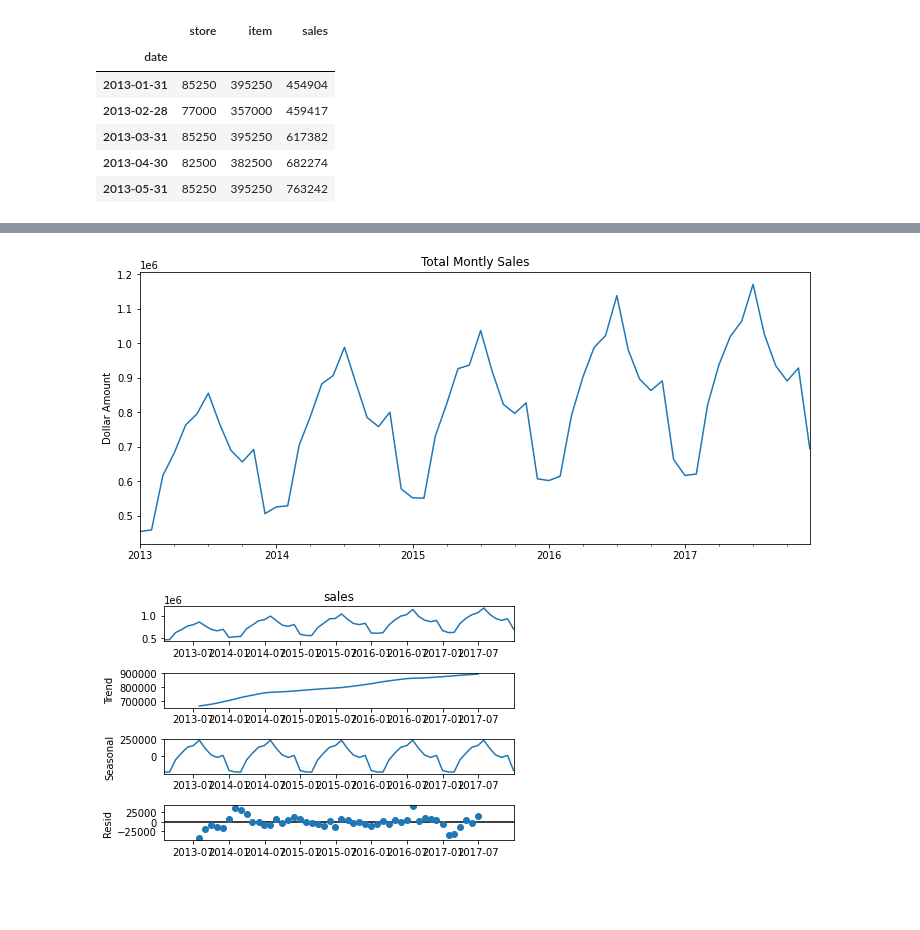
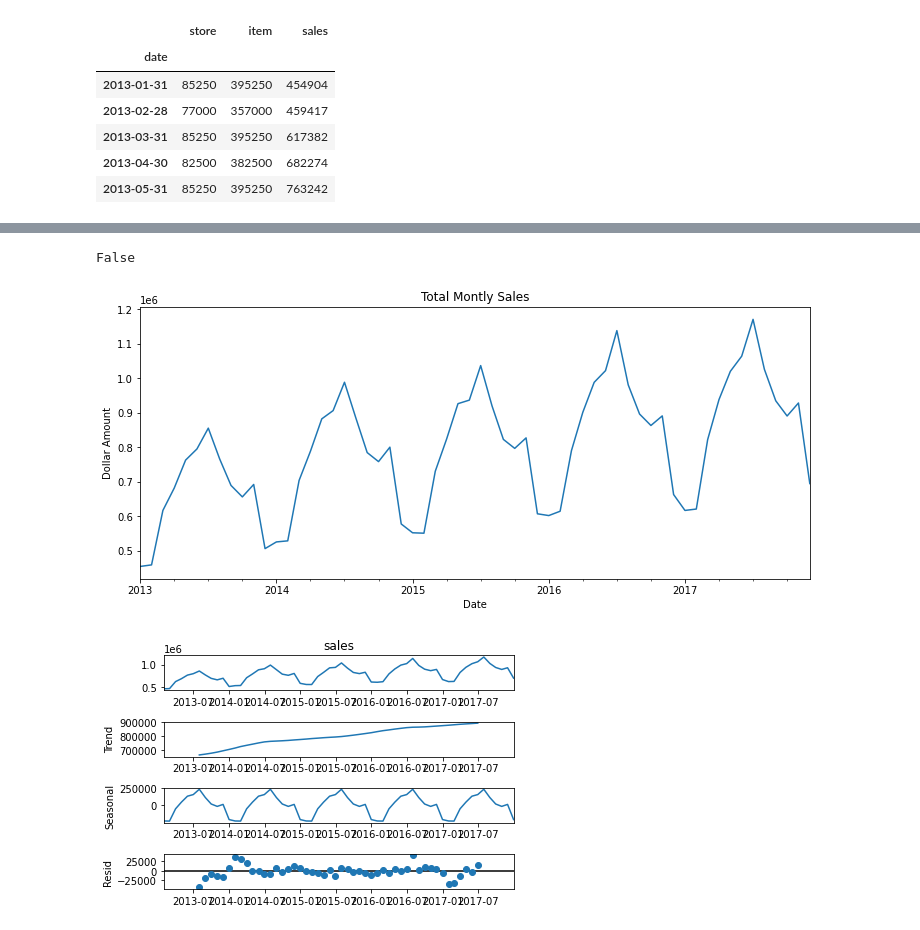
Before and after one commit to hmarsh-warsaw/A-Mini-Series-on-Time-Series, a Jupyter notebook: Time_Series_Light_Intro.ipynb, the cells around one changed output, grey strips where cells are left out. Saved outputs shown, nothing was run; the diff lists cells and outputs as text; code cells hidden in the pictures; blank space fills up the shorter version.

```diff
--- a/Time_Series_Light_Intro.ipynb
+++ b/Time_Series_Light_Intro.ipynb
@@ -116,15 +119,21 @@ DatetimeIndex(['2013-01-31', '2013-02-28', '2013-03-31', '2013-04-30',
+# %%
+# Checking for  nan values
+
+print(df["sales"].isnull().values.any())
+# %% [output]
+False
 # %%
 # From the plotting the data, it looks like there is a trend and deff seasonality (due to winter holidays)
 
 title='Total Montly Sales'
 ylabel='Dollar Amount'
-
+xlabel = "Date"
 
 ax = df["sales"].plot(figsize=(12,5),title=title)
 ax.autoscale(axis='x',tight=True)
 ax.set(xlabel=xlabel, ylabel=ylabel);
 # %% [output]
-[figure, old version]
+[figure, new version]
 # %%
 #Run an ETS to have a deeper look at the seasonality and trend in the data (additive becuase the trend does not appear exponential)
 
```
Also changed, not shown: parts of 20 cells of this notebook, 1 other file.
